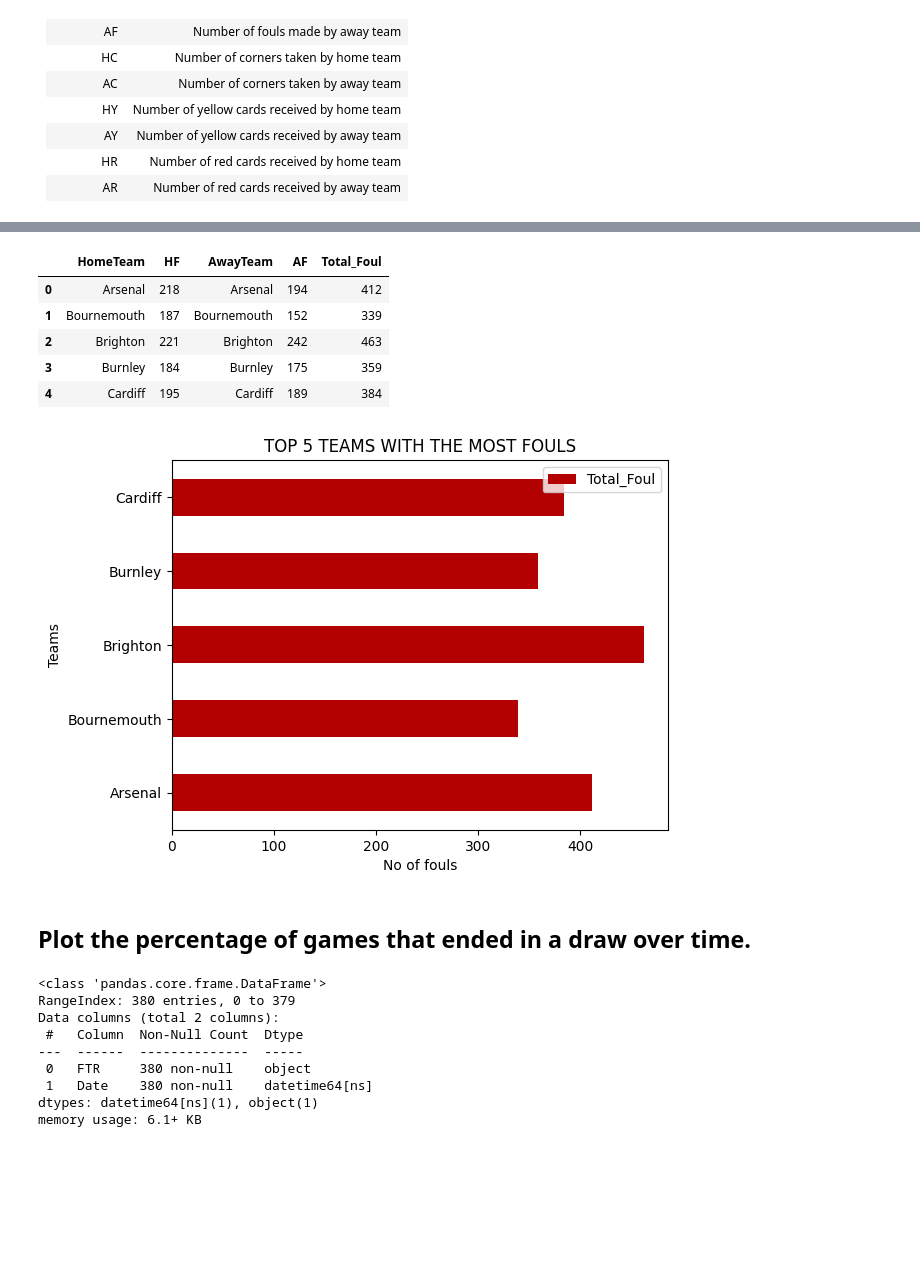
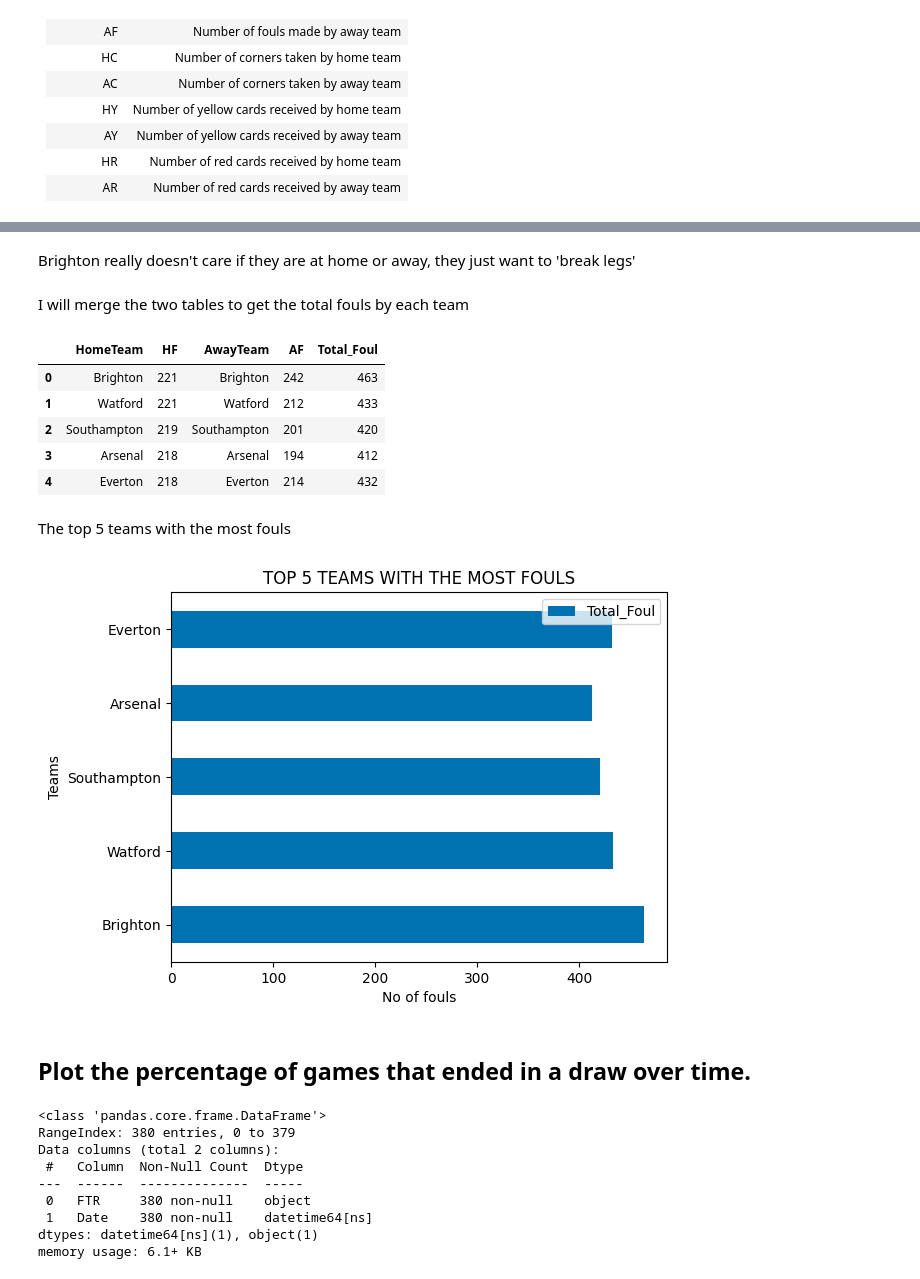
Before and after one commit to JimRaph/JImRaph.github.io, a Jupyter notebook: Soccer Data/notebook.ipynb, the cells around one changed output, grey strips where cells are left out. Drawn from its saved outputs; the diff is of its cells as text; code cells hidden in the pictures; blank space fills up the shorter version.

```diff
--- a/Soccer Data/notebook.ipynb
+++ b/Soccer Data/notebook.ipynb
@@ -54,3 +57,3 @@ import seaborn as sns
 # %%
-data = pd.read_csv("soccer18-19.csv")
+data = pd.read_csv("Data/soccer18-19.csv")
 # %% [markdown]
@@ -64,5 +72,5 @@ dtype: int64
 # %%
-home_team = data.groupby(['HomeTeam'], as_index=False)['HF'].sum()
+home_team = data.groupby(['HomeTeam'], as_index=False)['HF'].sum().sort_values('HF',ascending=False)
 home_team
 # %% [output]
 |  | HomeTeam | HF |
@@ -85,5 +97,5 @@ home_team
 # %%
-away_team = data.groupby(['AwayTeam'],as_index=False)['AF'].sum()
+away_team = data.groupby(['AwayTeam'],as_index=False)['AF'].sum().sort_values('AF',ascending=False)
 away_team
 # %% [output]
 |  | AwayTeam | AF |
@@ -106,3 +118,7 @@ away_team
+# %% [markdown]
+Brighton really doesn't care if they are at home or away, they just want to 'break legs'
+# %% [markdown]
+I will merge the two tables to get the total fouls by each team
 # %%
 away_home_team_foul = pd.merge(home_team, away_team, left_on='HomeTeam',right_on='AwayTeam')
 away_home_team_foul['Total_Foul'] = away_home_team_foul['HF'] + away_home_team_foul['AF']
@@ -110,17 +126,20 @@ away_home_team_foul_5 = away_home_team_foul.head(5)
 away_home_team_foul_5
 # %% [output]
 |  | HomeTeam | HF | AwayTeam | AF | Total_Foul |
-| 0 | Arsenal | 218 | Arsenal | 194 | 412 |
-| 1 | Bournemouth | 187 | Bournemouth | 152 | 339 |
-| 2 | Brighton | 221 | Brighton | 242 | 463 |
-| 3 | Burnley | 184 | Burnley | 175 | 359 |
-| 4 | Cardiff | 195 | Cardiff | 189 | 384 |
+| 0 | Brighton | 221 | Brighton | 242 | 463 |
+| 1 | Watford | 221 | Watford | 212 | 433 |
+| 2 | Southampton | 219 | Southampton | 201 | 420 |
+| 3 | Arsenal | 218 | Arsenal | 194 | 412 |
+| 4 | Everton | 218 | Everton | 214 | 432 |
+# %% [markdown]
+The top 5 teams with the most fouls
 # %%
-away_home_team_foul_5.plot(kind='barh', y='Total_Foul', x='HomeTeam',xlabel = 'No of fouls',ylabel='Teams',color='#b30000').set_title('TOP 5 TEAMS WITH THE MOST FOULS')
+away_home_team_foul_5.plot(kind='barh', y='Total_Foul', x='HomeTeam',xlabel = 'No of fouls',ylabel='Teams',color='#0072B2').set_title('TOP 5 TEAMS WITH THE MOST FOULS')
+
 plt.show()
 # %% [output]
-[figure, old version]
+[figure, new version]
 # %% [markdown]
-## Plot the percentage of games that ended in a draw over time.
+## **Plot the percentage of games that ended in a draw over time.**
 # %%
 #convert the date column to date datatype and check the info
```
Also changed, not shown: parts of 62 cells of this notebook.
